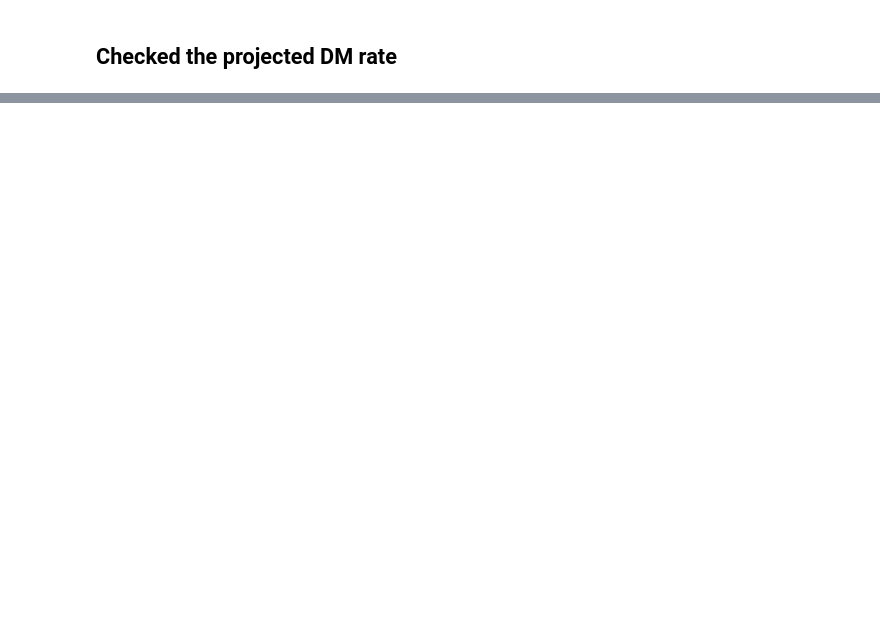
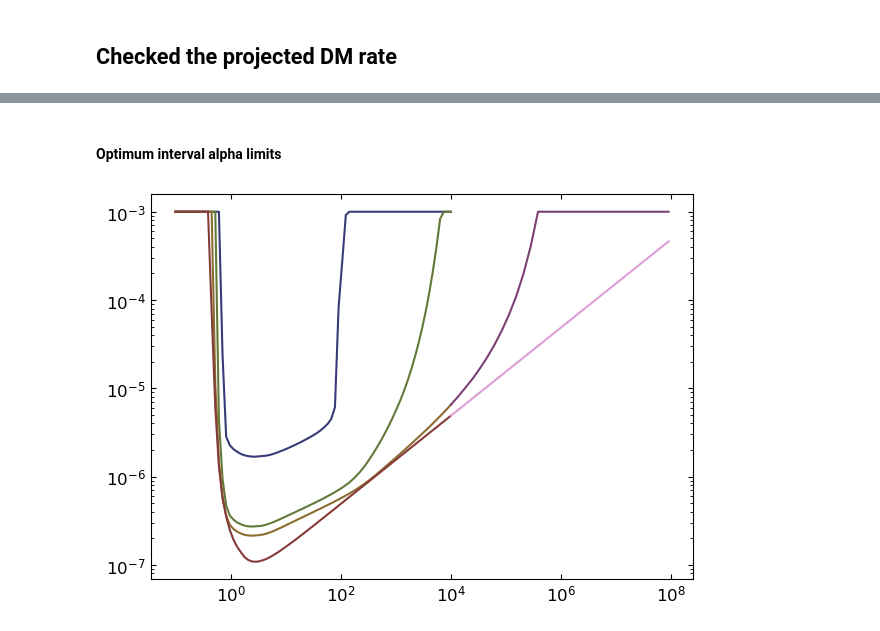
Before and after one commit to yuhants/dm_nanospheres, a Jupyter notebook: analysis_notebooks/sphere_combined_optimum_interval.ipynb, the cells around one changed output, grey strips where cells are left out. Saved outputs shown, nothing was run; the diff lists cells and outputs as text; code cells hidden in the pictures; blank space fills up the shorter version.

Commit message:
optimum interval code and limits

```diff
--- a/analysis_notebooks/sphere_combined_optimum_interval.ipynb
+++ b/analysis_notebooks/sphere_combined_optimum_interval.ipynb
@@ -27,0 +41,26 @@ plt.yscale('log')
+# %% [markdown]
+#### Optimum interval alpha limits
+# %%
+sphere = 'sphere_20250103'
+datasets = ['coarse', 'coarse_extended_right']
+mphi_lists = [[10, 1, 0.1, 0], [0.1, 0]]
+
+for i, dataset in enumerate(datasets):
+    for mphi in mphi_lists[i]:
+        if mphi == 0:
+            mphi_prefix = 'massless'
+        else:
+            mphi_prefix = f'{mphi:.0e}'
+
+        file = fr'/Users/yuhan/work/nanospheres/dm_nanospheres/data_processed/alpha_lim_optimum/alpha_lim_{sphere}_{dataset}_{mphi_prefix}.npz'
+        npz_file = np.load(file)
+
+        mx = npz_file['mx_gev']
+        alpha_lim = npz_file['alpha_lim']
+
+        plt.plot(mx, alpha_lim)
+
+plt.xscale('log')
+plt.yscale('log')
+# %% [output]
+[figure, added]
```
Also changed, not shown: parts of 5 cells of this notebook, 34 other files.
